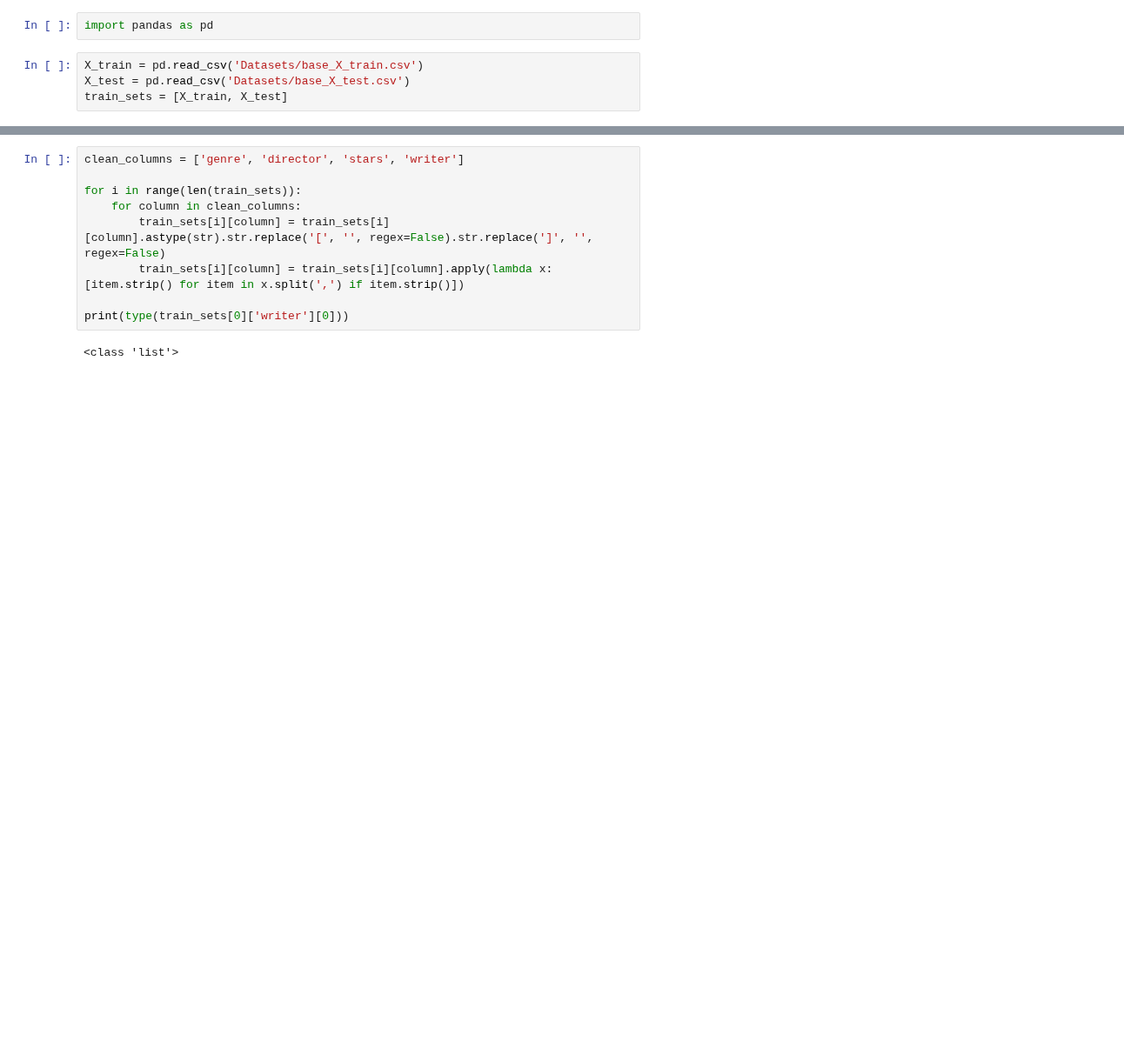
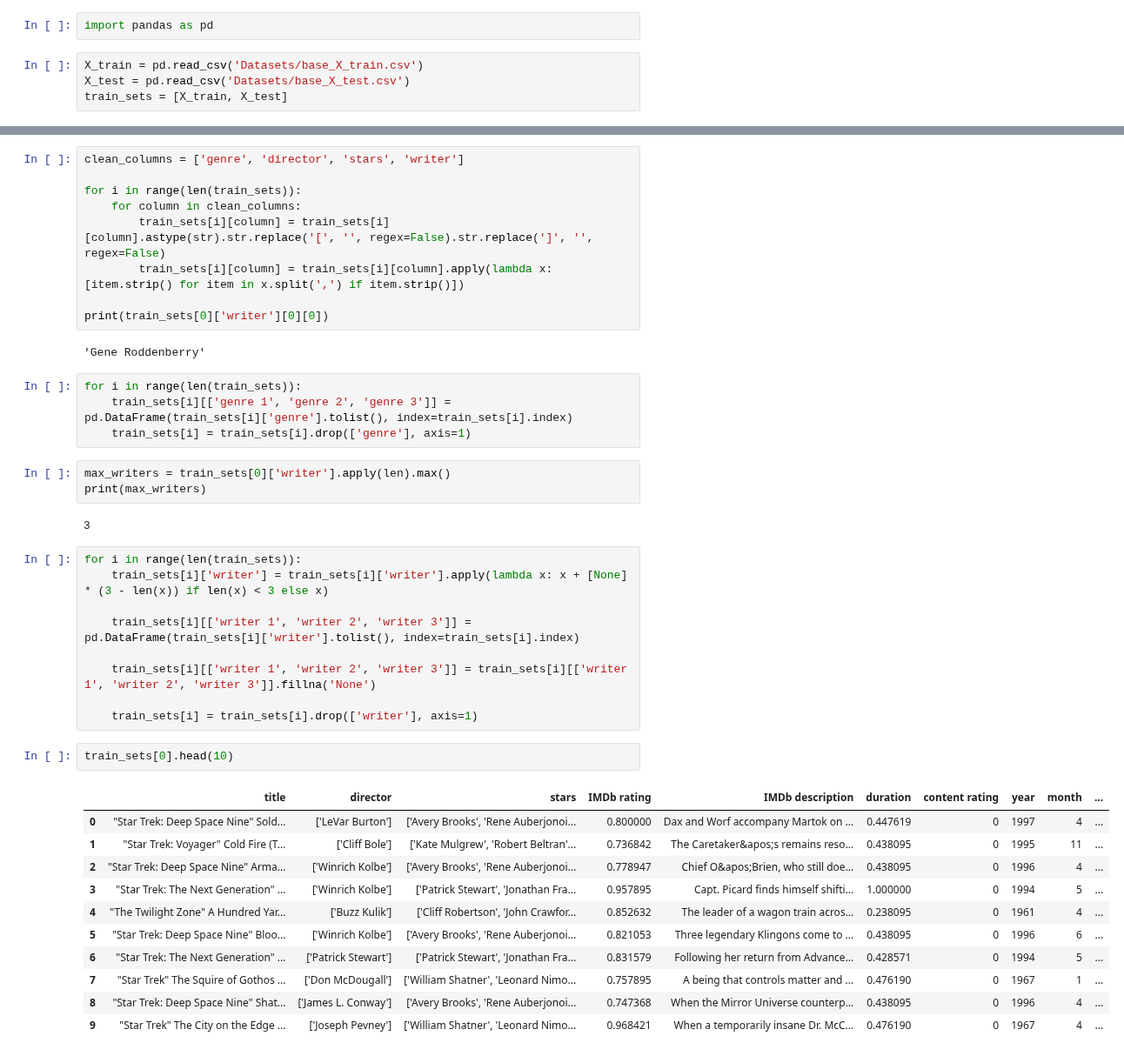
Before and after one commit to Thimomo/IMDB-category-generalization, a Jupyter notebook: verschillende_datasets.ipynb, the cells around one changed output, grey strips where cells are left out. Shown at 87% size. Drawn from its saved outputs; the diff is of its cells as text; blank space fills up the shorter version.

Commit message:
Data gecleaned inclusief tf-idf
dit is een efficientere datarepresentatie

```diff
--- a/verschillende_datasets.ipynb
+++ b/verschillende_datasets.ipynb
@@ -21,6 +21,38 @@ for i in range(len(train_sets)):
         train_sets[i][column] = train_sets[i][column].astype(str).str.replace('[', '', regex=False).str.replace(']', '', regex=False)
         train_sets[i][column] = train_sets[i][column].apply(lambda x: [item.strip() for item in x.split(',') if item.strip()])
 
-print(type(train_sets[0]['writer'][0]))
+print(train_sets[0]['writer'][0][0])
 # %% [output]
-<class 'list'>
+'Gene Roddenberry'
+# %%
+for i in range(len(train_sets)):
+    train_sets[i][['genre 1', 'genre 2', 'genre 3']] = pd.DataFrame(train_sets[i]['genre'].tolist(), index=train_sets[i].index)
+    train_sets[i] = train_sets[i].drop(['genre'], axis=1)
+# %%
+max_writers = train_sets[0]['writer'].apply(len).max()
+print(max_writers)
+# %% [output]
+3
+# %%
+for i in range(len(train_sets)):
+    train_sets[i]['writer'] = train_sets[i]['writer'].apply(lambda x: x + [None] * (3 - len(x)) if len(x) < 3 else x)
+
+    train_sets[i][['writer 1', 'writer 2', 'writer 3']] = pd.DataFrame(train_sets[i]['writer'].tolist(), index=train_sets[i].index)
+
+    train_sets[i][['writer 1', 'writer 2', 'writer 3']] = train_sets[i][['writer 1', 'writer 2', 'writer 3']].fillna('None')
+
+    train_sets[i] = train_sets[i].drop(['writer'], axis=1)
+# %%
+train_sets[0].head(10)
+# %% [output]
+|  | title | director | stars | IMDb rating | IMDb description | duration | content rating | year | month | ... |
+| 0 | "Star Trek: Deep Space Nine" Sold... | ['LeVar Burton'] | ['Avery Brooks', 'Rene Auberjonoi... | 0.800000 | Dax and Worf accompany Martok on ... | 0.447619 | 0 | 1997 | 4 | ... |
+| 1 | "Star Trek: Voyager" Cold Fire (T... | ['Cliff Bole'] | ['Kate Mulgrew', 'Robert Beltran'... | 0.736842 | The Caretaker&apos;s remains reso... | 0.438095 | 0 | 1995 | 11 | ... |
+| 2 | "Star Trek: Deep Space Nine" Arma... | ['Winrich Kolbe'] | ['Avery Brooks', 'Rene Auberjonoi... | 0.778947 | Chief O&apos;Brien, who still doe... | 0.438095 | 0 | 1996 | 4 | ... |
+| 3 | "Star Trek: The Next Generation" ... | ['Winrich Kolbe'] | ['Patrick Stewart', 'Jonathan Fra... | 0.957895 | Capt. Picard finds himself shifti... | 1.000000 | 0 | 1994 | 5 | ... |
+| 4 | "The Twilight Zone" A Hundred Yar... | ['Buzz Kulik'] | ['Cliff Robertson', 'John Crawfor... | 0.852632 | The leader of a wagon train acros... | 0.238095 | 0 | 1961 | 4 | ... |
+| 5 | "Star Trek: Deep Space Nine" Bloo... | ['Winrich Kolbe'] | ['Avery Brooks', 'Rene Auberjonoi... | 0.821053 | Three legendary Klingons come to ... | 0.438095 | 0 | 1996 | 6 | ... |
+| 6 | "Star Trek: The Next Generation" ... | ['Patrick Stewart'] | ['Patrick Stewart', 'Jonathan Fra... | 0.831579 | Following her return from Advance... | 0.428571 | 0 | 1994 | 5 | ... |
+| 7 | "Star Trek" The Squire of Gothos ... | ['Don McDougall'] | ['William Shatner', 'Leonard Nimo... | 0.757895 | A being that controls matter and ... | 0.476190 | 0 | 1967 | 1 | ... |
+| 8 | "Star Trek: Deep Space Nine" Shat... | ['James L. Conway'] | ['Avery Brooks', 'Rene Auberjonoi... | 0.747368 | When the Mirror Universe counterp... | 0.438095 | 0 | 1996 | 4 | ... |
+| 9 | "Star Trek" The City on the Edge ... | ['Joseph Pevney'] | ['William Shatner', 'Leonard Nimo... | 0.968421 | When a temporarily insane Dr. McC... | 0.476190 | 0 | 1967 | 4 | ... |
```
Also changed, not shown: parts of 19 cells of this notebook, 5 other files.
